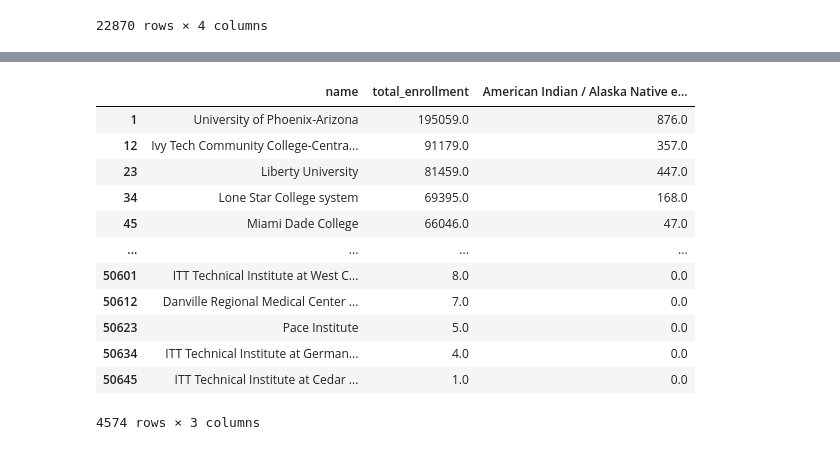
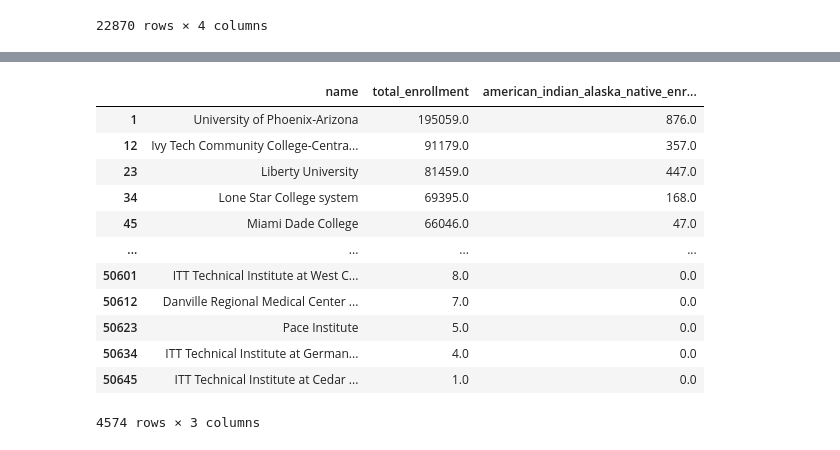
Before and after one commit to leoRysing/DS-3000-final-project, a Jupyter notebook: data_wrangling.ipynb, the cells around one changed output, grey strips where cells are left out. Cells and saved outputs as stored; diff of their text form; code cells hidden in the pictures.

```diff
--- a/data_wrangling.ipynb
+++ b/data_wrangling.ipynb
@@ -404,11 +404,11 @@ diversity_hispanic
 # %%
 diversity_native = sliced_diversity[sliced_diversity["category"] == "American Indian / Alaska Native"]
 diversity_native = diversity_native.drop(labels = ["category"], axis = 1)
-new_Names_block1 = {"enrollment":"American Indian / Alaska Native enrollment"}
+new_Names_block1 = {"enrollment":"american_indian_alaska_native_enrollment"}
 diversity_native = diversity_native.rename(columns=new_Names_block1)
 diversity_native
 # %% [output]
-|  | name | total_enrollment | American Indian / Alaska Native e... |
+|  | name | total_enrollment | american_indian_alaska_native_enr... |
 | 1 | University of Phoenix-Arizona | 195059.0 | 876.0 |
 | 12 | Ivy Tech Community College-Centra... | 91179.0 | 357.0 |
 | 23 | Liberty University | 81459.0 | 447.0 |
```
Also changed, not shown: parts of 10 cells of this notebook.
